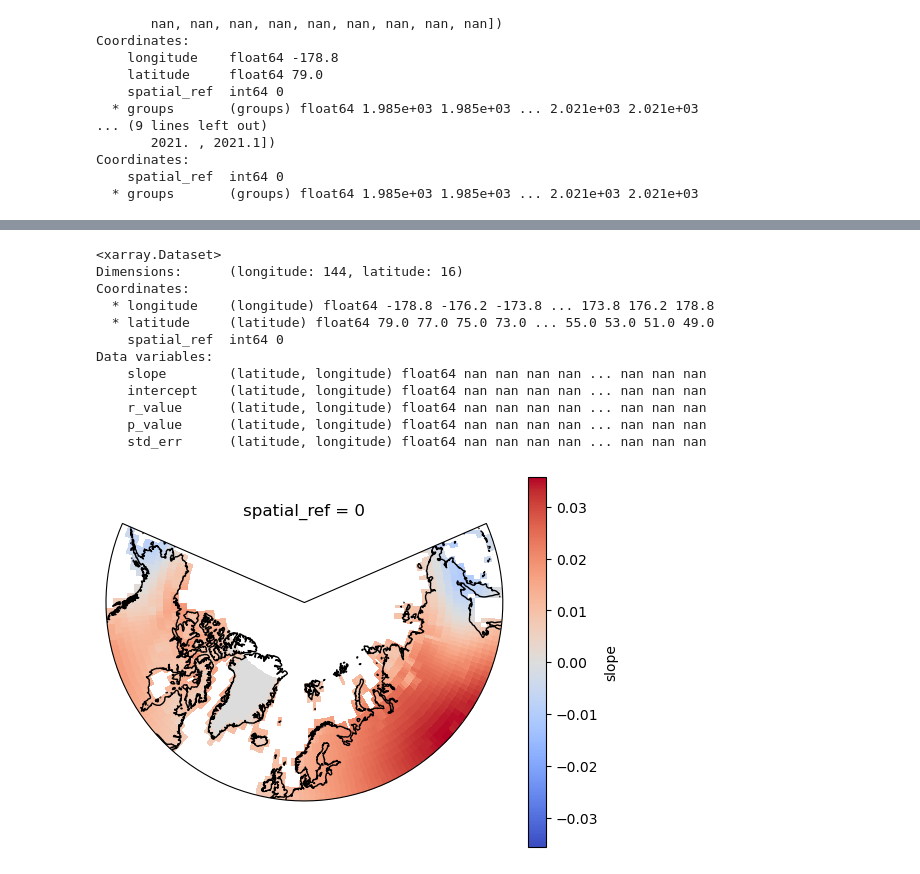
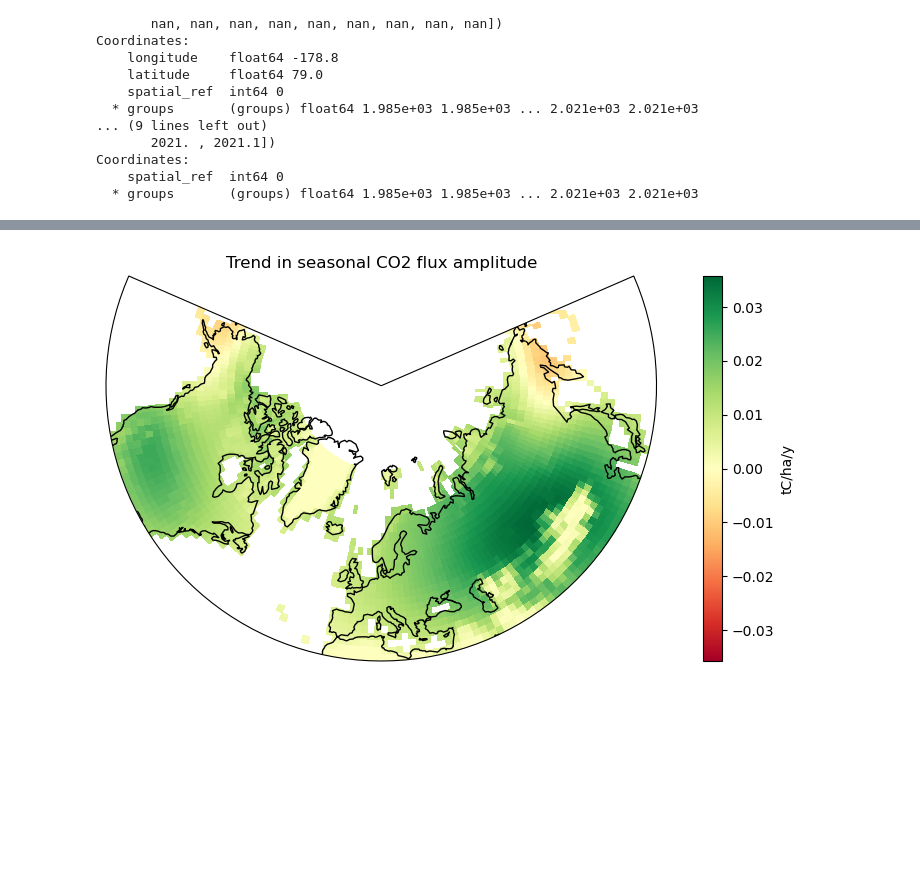
Before and after one commit to femoyano/northern-land-cover, a Jupyter notebook: recovery.ipynb, the cells around one changed output, grey strips where cells are left out. Cells and saved outputs as stored; diff of their text form; code cells hidden in the pictures; blank space fills up the shorter version.

Commit message:
Improved map plots

```diff
--- a/recovery.ipynb
+++ b/recovery.ipynb
@@ -139,8 +130,7 @@ co2Inv = co2InvRaw / landarea * 10000 * 10**9 # to sqm, to ha, to tons.
-# %%
-# Setting nodata
-co2Inv = co2Inv.rio.write_nodata(nodata)  # Set the new nodata value
-# co2Inv.data = np.where(co2Inv.data == co2Inv.rio.nodata, nodata, co2Inv.data) # If there are any nodata values, replace them with the new definition
-co2Inv = co2Inv.rio.write_nodata(co2Inv.rio.nodata, encoded=True, inplace=True)  # nodata value is enconded (not sure what this is or if necessary)
+# %%
+# Add info
+co2Inv.attrs['units'] = 'tC/ha/y'
+co2Inv.attrs['long_name'] = 'Land-atmosphere co2 flux'
 # %%
 # Check data
 # print(co2Inv.attrs)
@@ -157,7 +147,7 @@ p.axes.coastlines()
 # %%
 # Cut the data to the region of interest
 # co2InvT = co2Inv.rio.clip(testarea.geometry, testarea.crs, all_touched=True)
-co2InvT = co2Inv.rio.clip(north50.geometry, north50.crs, all_touched=True)
+co2InvT = co2Inv.rio.clip(north30.geometry, north30.crs, all_touched=True)
 # %%
 # print(co2IT)
 p = co2InvT.isel(time=0).plot(
@@ -240,35 +232,36 @@ regDiffMean.plot()
 # Calculate trends
 from xarrayutils.utils import linear_trend
 fluxamp_trends = linear_trend(co2InvTD, 'year')
+fluxamp_trends.slope.attrs['units'] = 'tC/ha/y'
+fluxamp_trends.slope.attrs['long_name'] = 'Trend in seasonal CO2 flux amplitude'
 # %%
+
+from matplotlib.pyplot import legend
+
+
+fig = plt.figure(figsize=[12,5])
+ax = fig.add_subplot(
+    111,
+    projection = ccrs.LambertConformal(  # projection=ccrs.Orthographic(0, 90)
+        central_longitude=10.0,
+        central_latitude=39.0,
+        false_easting=0.0,
+        false_northing=0.0,
+        standard_parallels=(33, 45),
+        globe=None, cutoff=30),
+    facecolor="white"
+)
+
 p = fluxamp_trends.slope.plot(
-    subplot_kws=dict(
-        projection=ccrs.LambertConformal(  # projection=ccrs.Orthographic(0, 90)
-            central_longitude=10.0,
-            central_latitude=39.0,
-            false_easting=0.0,
-            false_northing=0.0,
-            standard_parallels=(33, 45),
-            globe=None, cutoff=50),
-        facecolor="white"),
+    ax = ax,
     transform=ccrs.PlateCarree(),
-    cmap='coolwarm'
+    cmap='RdYlGn',
+    add_colorbar=False
 )
-p.axes.set_global()
-p.axes.coastlines()
-# fluxamp_trends.slope.plot() #(robust=True)
-fluxamp_trends
+ax.set_global()
+ax.coastlines()
+ax.set_title(fluxamp_trends.slope.attrs['long_name'])
+plt.colorbar(p, label=fluxamp_trends.slope.attrs['units'])
+plt.show()
 # %% [output]
-<xarray.Dataset>
-Dimensions:      (longitude: 144, latitude: 16)
-Coordinates:
-  * longitude    (longitude) float64 -178.8 -176.2 -173.8 ... 173.8 176.2 178.8
-  * latitude     (latitude) float64 79.0 77.0 75.0 73.0 ... 55.0 53.0 51.0 49.0
-    spatial_ref  int64 0
-Data variables:
-    slope        (latitude, longitude) float64 nan nan nan nan ... nan nan nan
-    intercept    (latitude, longitude) float64 nan nan nan nan ... nan nan nan
-    r_value      (latitude, longitude) float64 nan nan nan nan ... nan nan nan
-    p_value      (latitude, longitude) float64 nan nan nan nan ... nan nan nan
-    std_err      (latitude, longitude) float64 nan nan nan nan ... nan nan nan
-[figure, old version]
+[figure, new version]
```
Also changed, not shown: parts of 9 cells of this notebook.
